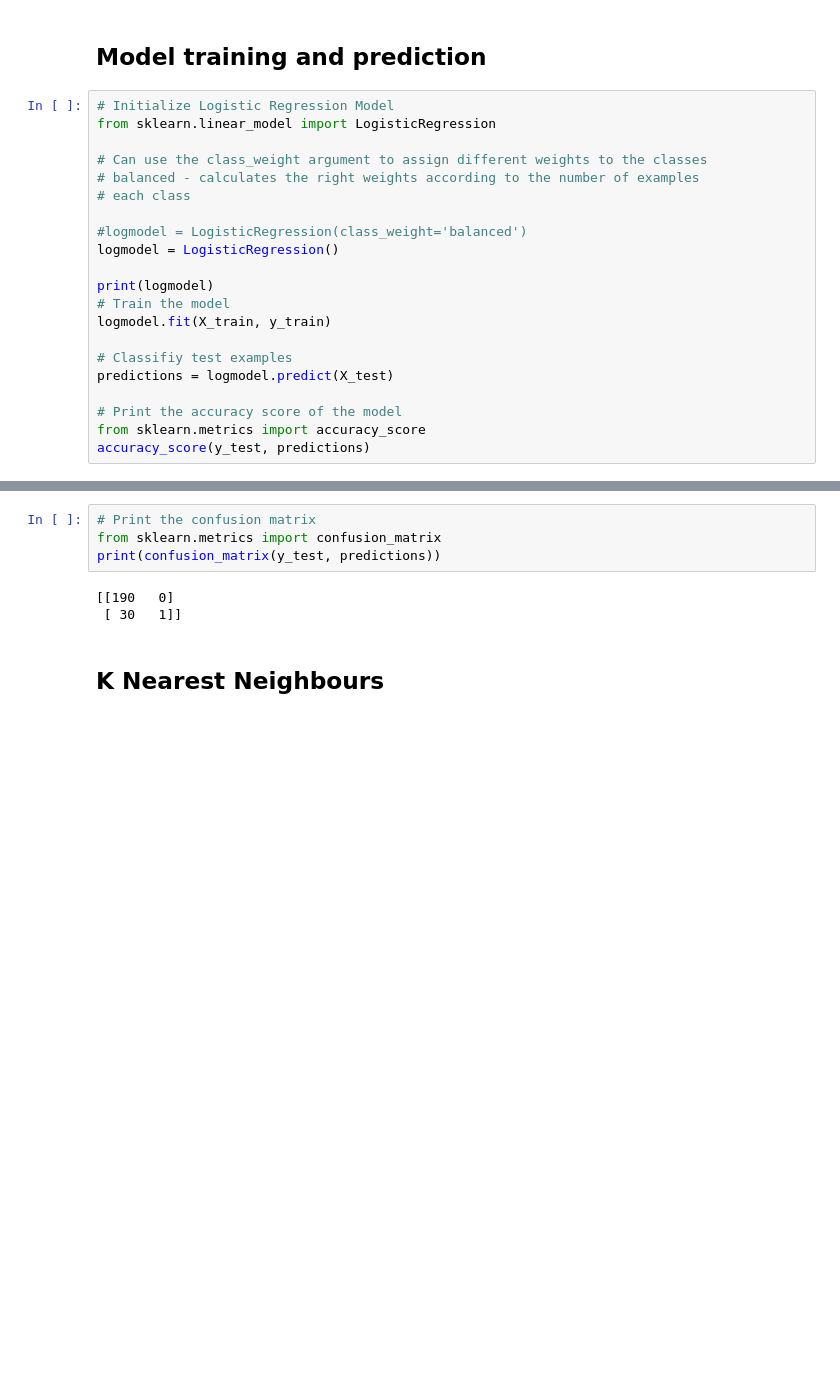
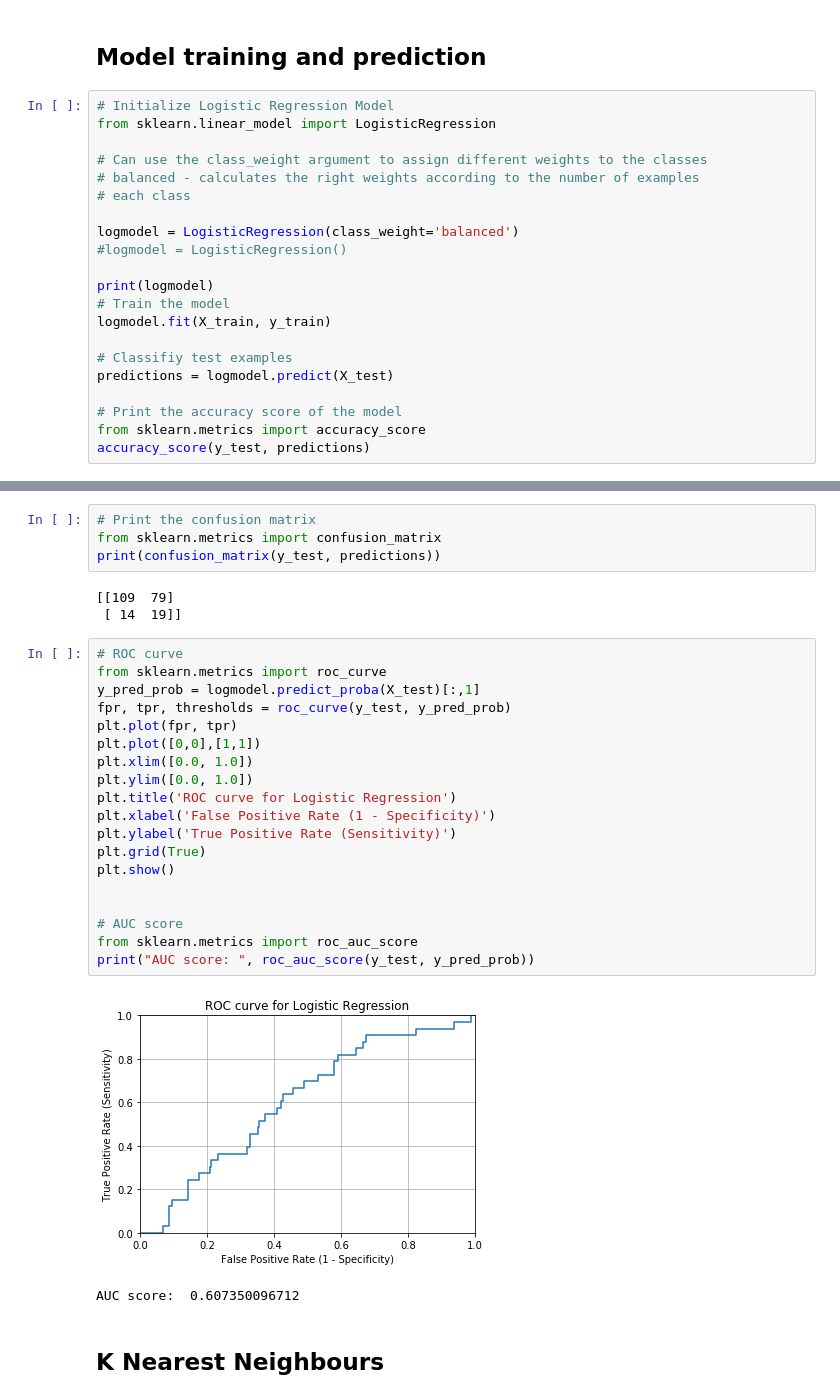
Before and after one commit to pawKer/Predicting-music-popularity, a Jupyter notebook: 3yp-main.ipynb, the cells around one changed output, grey strips where cells are left out. Cells and saved outputs as stored; diff of their text form; blank space fills up the shorter version.

```diff
--- a/3yp-main.ipynb
+++ b/3yp-main.ipynb
@@ -190,8 +210,8 @@ from sklearn.linear_model import LogisticRegression
 # balanced - calculates the right weights according to the number of examples
 # each class
 
-#logmodel = LogisticRegression(class_weight='balanced')
-logmodel = LogisticRegression()
+logmodel = LogisticRegression(class_weight='balanced')
+#logmodel = LogisticRegression()
 
 print(logmodel)
 # Train the model
@@ -227,8 +257,30 @@ weighted avg       0.88      0.86      0.81       221
 from sklearn.metrics import confusion_matrix
 print(confusion_matrix(y_test, predictions))
 # %% [output]
-[[190   0]
- [ 30   1]]
+[[109  79]
+ [ 14  19]]
+# %%
+# ROC curve
+from sklearn.metrics import roc_curve
+y_pred_prob = logmodel.predict_proba(X_test)[:,1]
+fpr, tpr, thresholds = roc_curve(y_test, y_pred_prob)
+plt.plot(fpr, tpr)
+plt.plot([0,0],[1,1])
+plt.xlim([0.0, 1.0])
+plt.ylim([0.0, 1.0])
+plt.title('ROC curve for Logistic Regression')
+plt.xlabel('False Positive Rate (1 - Specificity)')
+plt.ylabel('True Positive Rate (Sensitivity)')
+plt.grid(True)
+plt.show()
+
+
+# AUC score
+from sklearn.metrics import roc_auc_score
+print("AUC score: ", roc_auc_score(y_test, y_pred_prob))
+# %% [output]
+[figure, added]
+AUC score:  0.607350096712
 # %% [markdown]
 ## K Nearest Neighbours
 # %%
```
Also changed, not shown: parts of 21 cells of this notebook.
